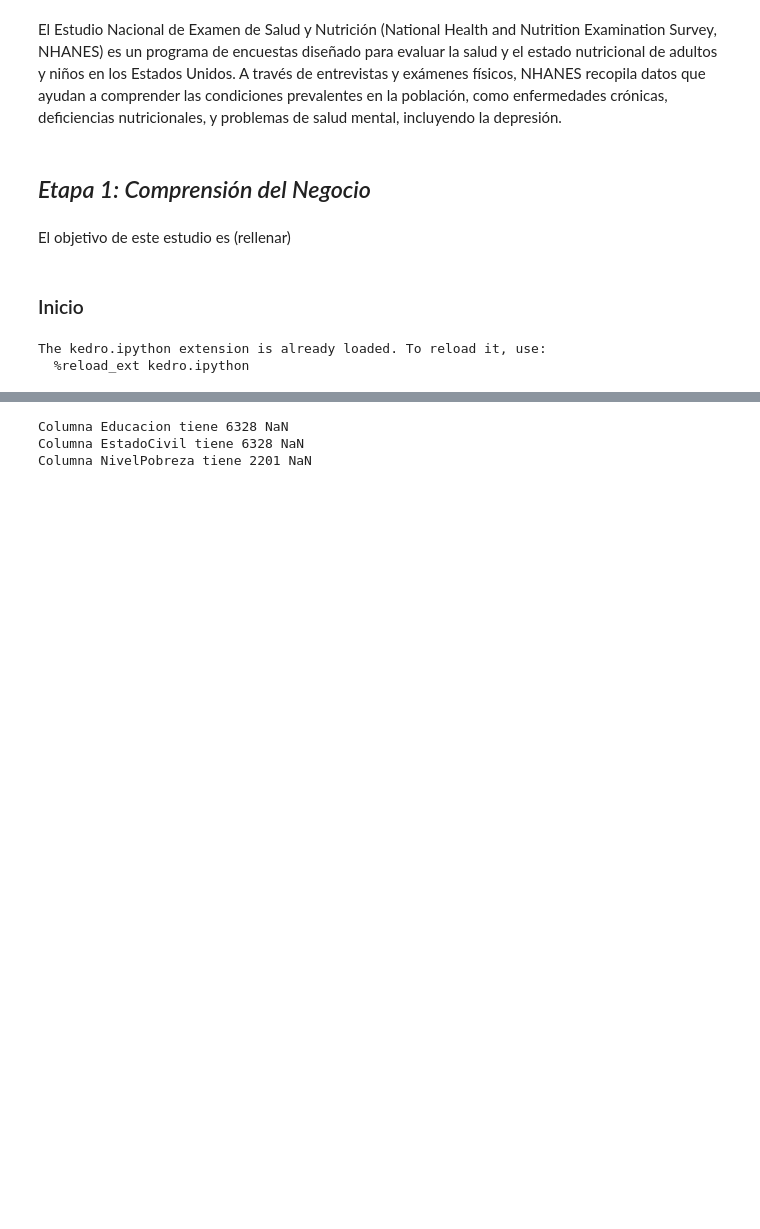
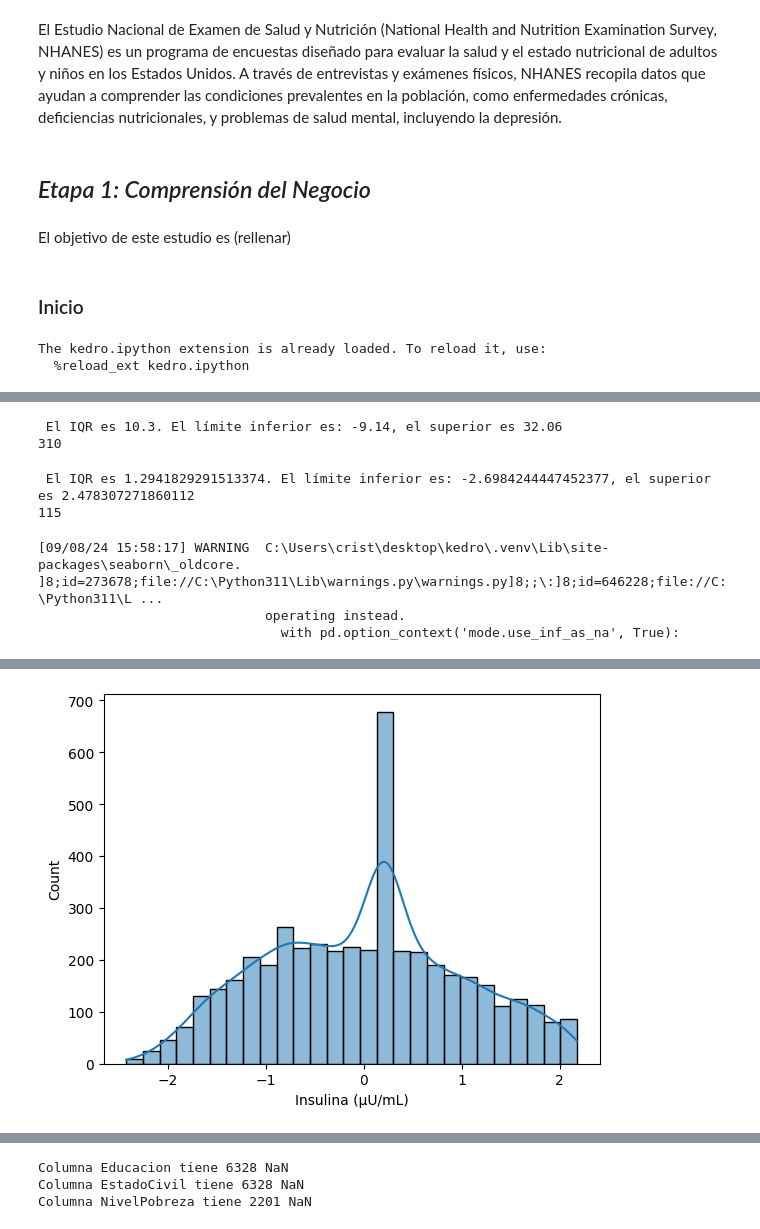
Before and after one commit to Manjanans/nhanes, a Jupyter notebook: notebooks/Pruebas para real.ipynb, the cells around one changed output, grey strips where cells are left out. Drawn from its saved outputs; the diff is of its cells as text; code cells hidden in the pictures; blank space fills up the shorter version.

```diff
--- a/notebooks/Pruebas para real.ipynb
+++ b/notebooks/Pruebas para real.ipynb
@@ -169,0 +63,65 @@ consideracion["NivelPobreza"] = demografia["INDFMPIR"]
+# %%
+Q1 = insulina["Insulina (μU/mL)"].quantile(0.25)
+Q3 = insulina["Insulina (μU/mL)"].quantile(0.75)
+IQR = Q3 - Q1
+
+# Calculating the bounds
+lower_bound = Q1 - 1.5 * IQR
+upper_bound = Q3 + 1.5 * IQR
+
+print(f" El IQR es {IQR}. El límite inferior es: {lower_bound}, el superior es {upper_bound}")
+
+# Identifying outliers
+outliers = insulina[(insulina["Insulina (μU/mL)"] < lower_bound) | (insulina["Insulina (μU/mL)"] > upper_bound)]
+
+# Removing outliers
+consideracion_insulina_limpio = insulina[~((insulina["Insulina (μU/mL)"] < lower_bound) | (insulina["Insulina (μU/mL)"] > upper_bound))]
+
+# Checking the number of outliers
+num_outliers = len(outliers)
+
+print(num_outliers)
+# %% [output]
+ El IQR es 10.3. El límite inferior es: -9.14, el superior es 32.06
+310
+# %%
+escalado = scaler.fit_transform(consideracion_insulina_limpio[["Insulina (μU/mL)"]])
+insulina_escalado = consideracion_insulina_limpio.copy()
+insulina_escalado["Insulina (μU/mL)"]=escalado
+# %%
+Q1 = insulina_escalado["Insulina (μU/mL)"].quantile(0.25)
+Q3 = insulina_escalado["Insulina (μU/mL)"].quantile(0.75)
+IQR = Q3 - Q1
+
+# Calculating the bounds
+lower_bound = Q1 - 1.5 * IQR
+upper_bound = Q3 + 1.5 * IQR
+
+print(f" El IQR es {IQR}. El límite inferior es: {lower_bound}, el superior es {upper_bound}")
+
+# Identifying outliers
+outliers = insulina_escalado[(insulina_escalado["Insulina (μU/mL)"] < lower_bound) | (insulina_escalado["Insulina (μU/mL)"] > upper_bound)]
+
+# Removing outliers
+limpieza_insulina = insulina_escalado[~((insulina_escalado["Insulina (μU/mL)"] < lower_bound) | (insulina_escalado["Insulina (μU/mL)"] > upper_bound))]
+
+# Checking the number of outliers
+num_outliers = len(outliers)
+
+print(num_outliers)
+# %% [output]
+ El IQR es 1.2941829291513374. El límite inferior es: -2.6984244447452377, el superior es 2.478307271860112
+115
+# %%
+knn_imputer = KNNImputer(n_neighbors=10, weights="uniform")
+insulina_limpia = limpieza_insulina.copy()
+insulina_limpia["Insulina (μU/mL)"] = knn_imputer.fit_transform(limpieza_insulina[["Insulina (μU/mL)"]])
+# %%
+insulina_limpia["Insulina (μU/mL)"] = pt.fit_transform(insulina_limpia[["Insulina (μU/mL)"]])
+# %%
+sns.histplot(data=insulina_limpia, x="Insulina (μU/mL)", kde=True)
+plt.show()
+# %% [output]
+[09/08/24 15:58:17] WARNING  C:\Users\crist\desktop\kedro\.venv\Lib\site-packages\seaborn\_oldcore. ]8;id=273678;file://C:\Python311\Lib\warnings.py\warnings.py]8;;\:]8;id=646228;file://C:\Python311\L ...
+                             operating instead.
+                               with pd.option_context('mode.use_inf_as_na', True):
@@ -169,0 +129 @@ consideracion["NivelPobreza"] = demografia["INDFMPIR"]
+[figure, added]
```
Also changed, not shown: parts of 79 cells of this notebook.
